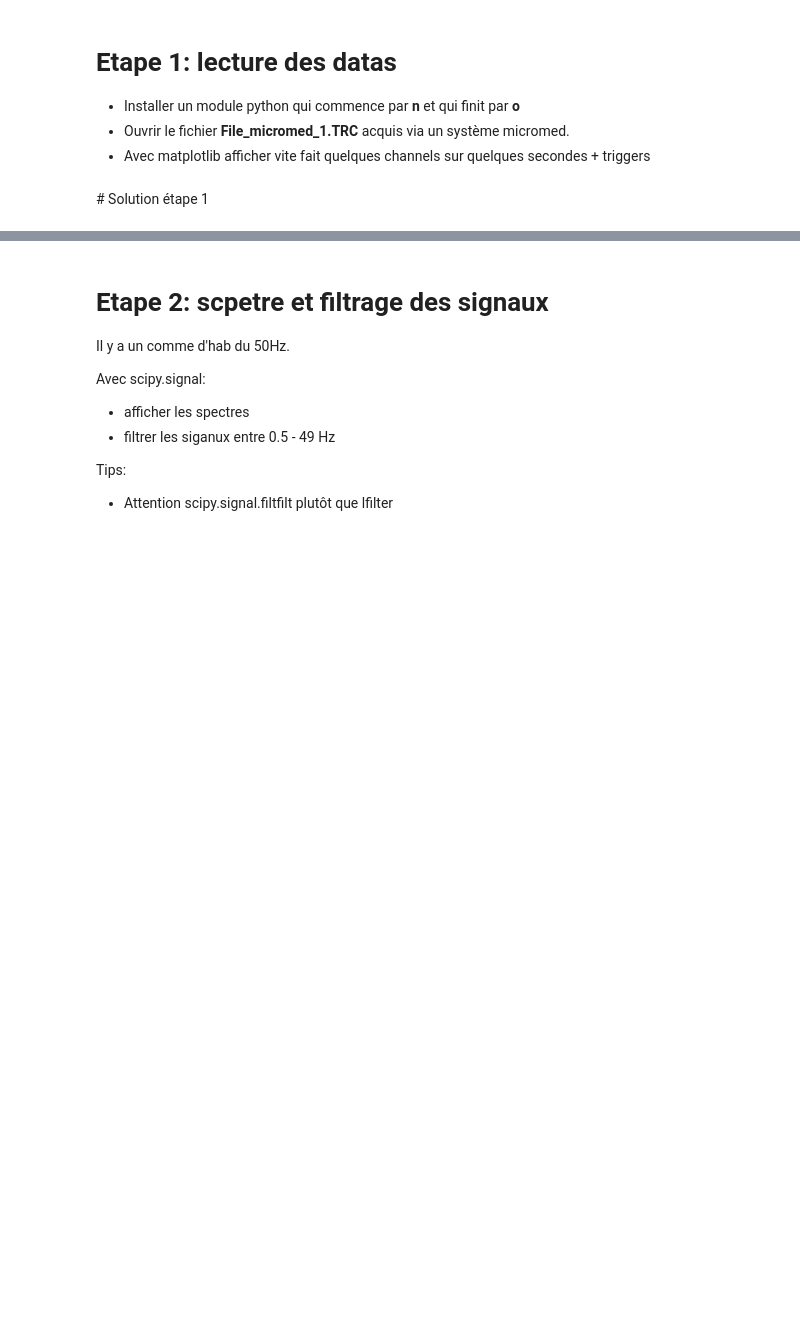
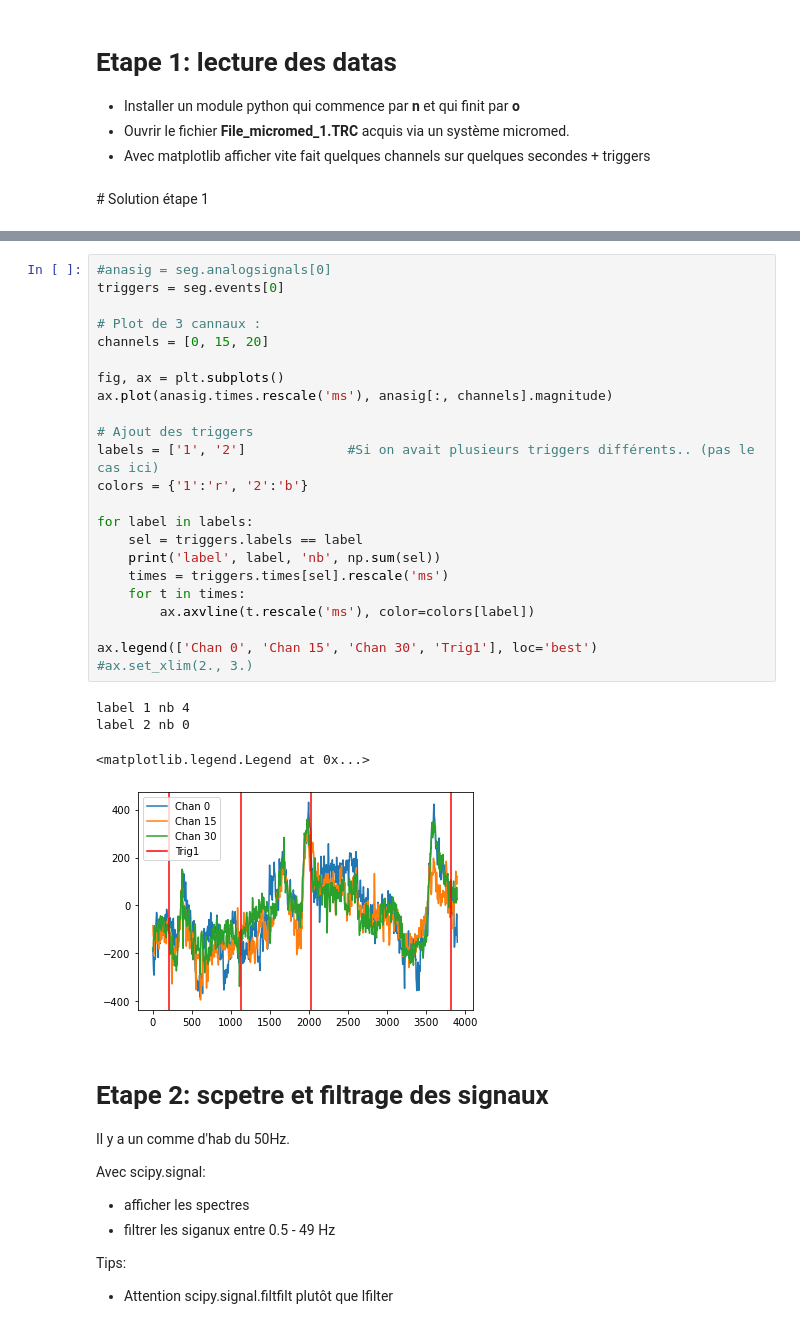
Before and after one commit to crnl-lab/formation_python_crnl_2022, a Jupyter notebook: notebooks/exercice_eeg.ipynb, the cells around one changed output, grey strips where cells are left out. Drawn from its saved outputs; the diff is of its cells as text; blank space fills up the shorter version.

```diff
--- a/notebooks/exercice_eeg.ipynb
+++ b/notebooks/exercice_eeg.ipynb
@@ -21,3 +87,31 @@ Approche simple d'un dataset EEG en 4 étapes:
+# %%
+#anasig = seg.analogsignals[0]
+triggers = seg.events[0]
+
+# Plot de 3 cannaux :
+channels = [0, 15, 20]
+
+fig, ax = plt.subplots()
+ax.plot(anasig.times.rescale('ms'), anasig[:, channels].magnitude)
+
+# Ajout des triggers
+labels = ['1', '2']             #Si on avait plusieurs triggers différents.. (pas le cas ici)
+colors = {'1':'r', '2':'b'}
+
+for label in labels:
+    sel = triggers.labels == label
+    print('label', label, 'nb', np.sum(sel))
+    times = triggers.times[sel].rescale('ms')
+    for t in times:
+        ax.axvline(t.rescale('ms'), color=colors[label])
+
+ax.legend(['Chan 0', 'Chan 15', 'Chan 30', 'Trig1'], loc='best')
+#ax.set_xlim(2., 3.)
+# %% [output]
+label 1 nb 4
+label 2 nb 0
+<matplotlib.legend.Legend at 0x...>
+[figure, added]
 # %% [markdown]
 # Etape 2: scpetre et filtrage des signaux
 
```
Also changed, not shown: parts of 7 cells of this notebook.
